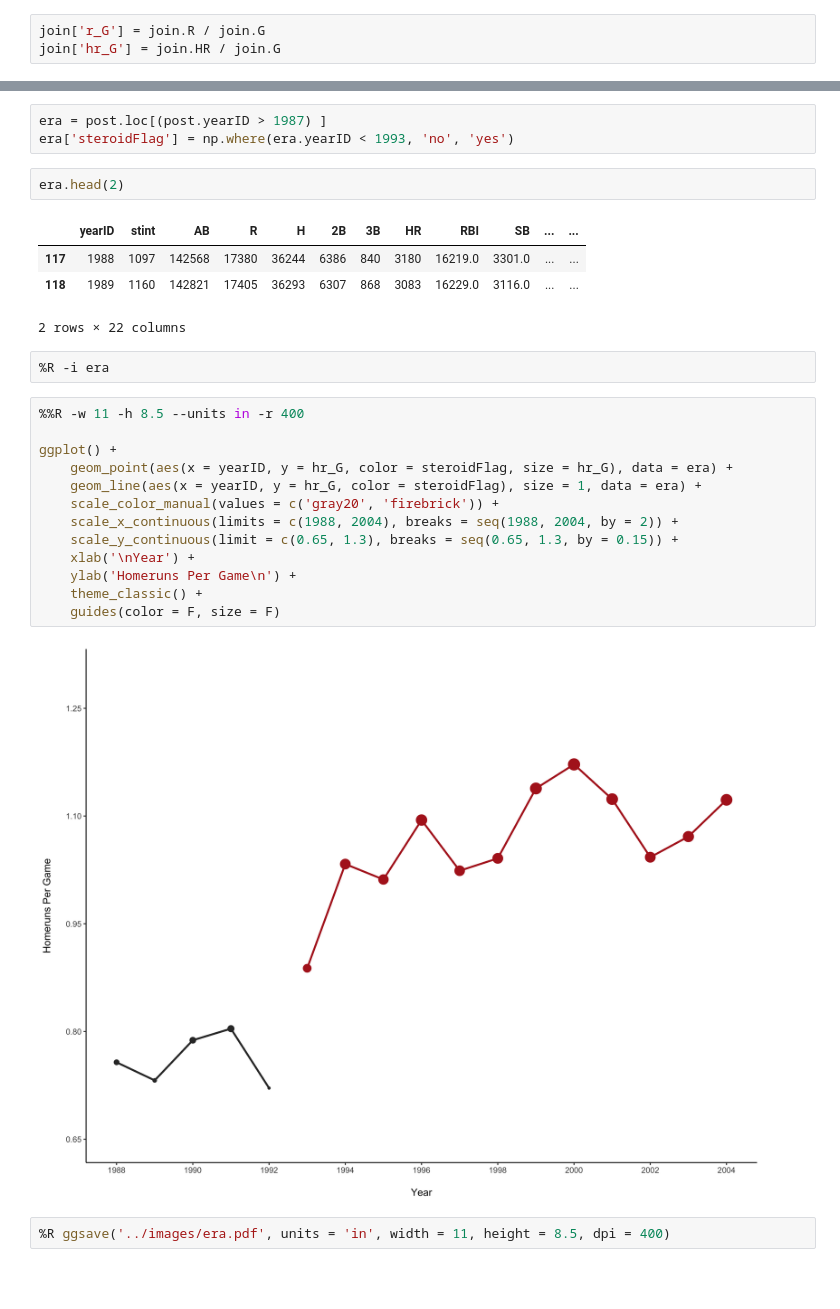
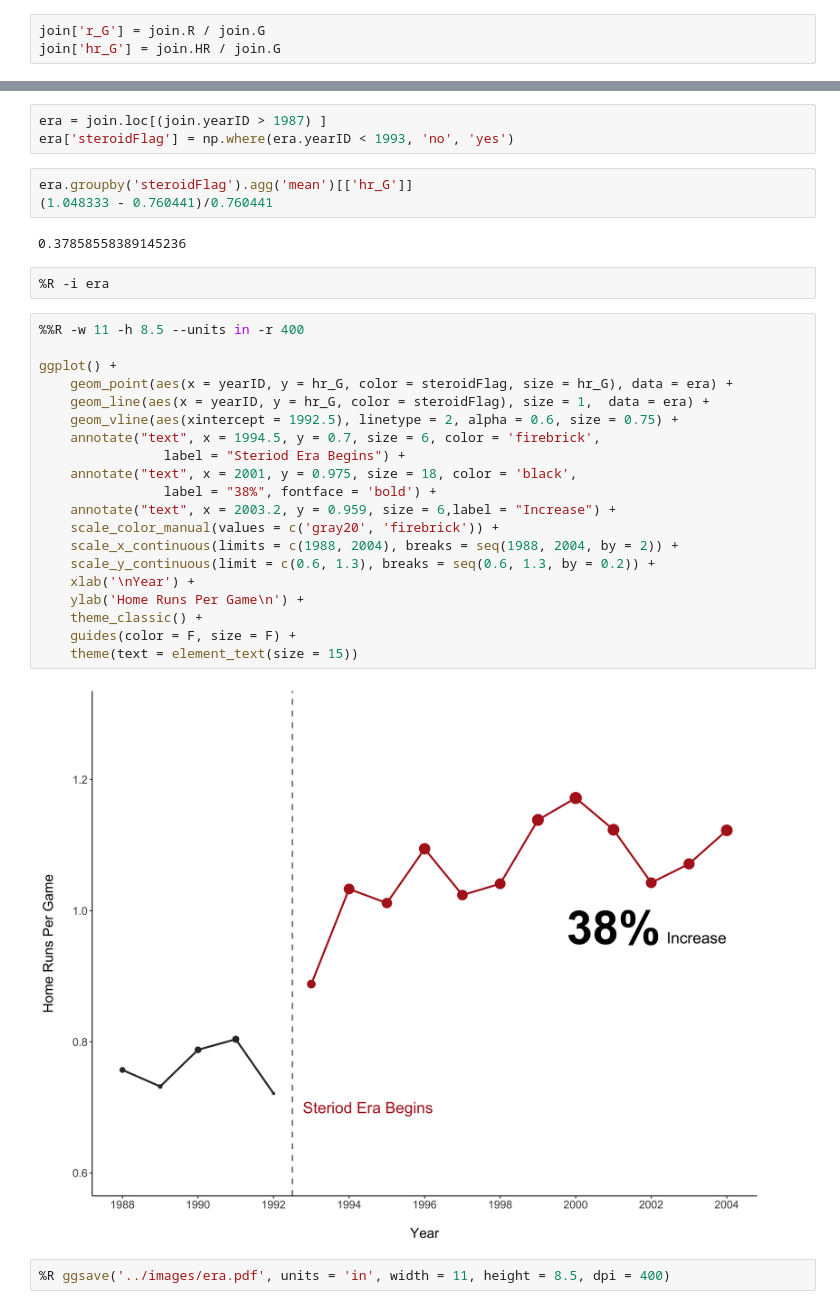
Before and after one commit to alan-flint/MLB-Visualization, a Jupyter notebook: code/baseball_eras.ipynb, the cells around one changed output, grey strips where cells are left out. Saved outputs shown, nothing was run; the diff lists cells and outputs as text; blank space fills up the shorter version.

Commit message:
era graph

```diff
--- a/code/baseball_eras.ipynb
+++ b/code/baseball_eras.ipynb
@@ -74,29 +32,34 @@ post.tail()
 # %%
-era = post.loc[(post.yearID > 1987) ]
+era = join.loc[(join.yearID > 1987) ]
 era['steroidFlag'] = np.where(era.yearID < 1993, 'no', 'yes')
-# %%
-era.head(2)
-# %% [output]
-|  | yearID | stint | AB | R | H | 2B | 3B | HR | RBI | SB | ... | ... |
-| 117 | 1988 | 1097 | 142568 | 17380 | 36244 | 6386 | 840 | 3180 | 16219.0 | 3301.0 | ... | ... |
-| 118 | 1989 | 1160 | 142821 | 17405 | 36293 | 6307 | 868 | 3083 | 16229.0 | 3116.0 | ... | ... |
-2 rows × 22 columns
+# %%
+era.groupby('steroidFlag').agg('mean')[['hr_G']]
+(1.048333 - 0.760441)/0.760441
+# %% [output]
+0.37858558389145236
 # %%
 %R -i era
 # %%
 %%R -w 11 -h 8.5 --units in -r 400
 
 ggplot() +
     geom_point(aes(x = yearID, y = hr_G, color = steroidFlag, size = hr_G), data = era) +
-    geom_line(aes(x = yearID, y = hr_G, color = steroidFlag), size = 1, data = era) +
+    geom_line(aes(x = yearID, y = hr_G, color = steroidFlag), size = 1,  data = era) +
+    geom_vline(aes(xintercept = 1992.5), linetype = 2, alpha = 0.6, size = 0.75) +
+    annotate("text", x = 1994.5, y = 0.7, size = 6, color = 'firebrick',
+                label = "Steriod Era Begins") +
+    annotate("text", x = 2001, y = 0.975, size = 18, color = 'black',
+                label = "38%", fontface = 'bold') +
+    annotate("text", x = 2003.2, y = 0.959, size = 6,label = "Increase") +
     scale_color_manual(values = c('gray20', 'firebrick')) +
     scale_x_continuous(limits = c(1988, 2004), breaks = seq(1988, 2004, by = 2)) +
-    scale_y_continuous(limit = c(0.65, 1.3), breaks = seq(0.65, 1.3, by = 0.15)) +
+    scale_y_continuous(limit = c(0.6, 1.3), breaks = seq(0.6, 1.3, by = 0.2)) +
     xlab('\nYear') +
-    ylab('Homeruns Per Game\n') +
+    ylab('Home Runs Per Game\n') +
     theme_classic() +
-    guides(color = F, size = F)
+    guides(color = F, size = F) +
+    theme(text = element_text(size = 15))
 # %% [output]
-[figure, old version]
+[figure, new version]
 # %%
 %R ggsave('../images/era.pdf', units = 'in', width = 11, height = 8.5, dpi = 400)
```
Also changed, not shown: parts of 5 cells of this notebook, 1 other file.
